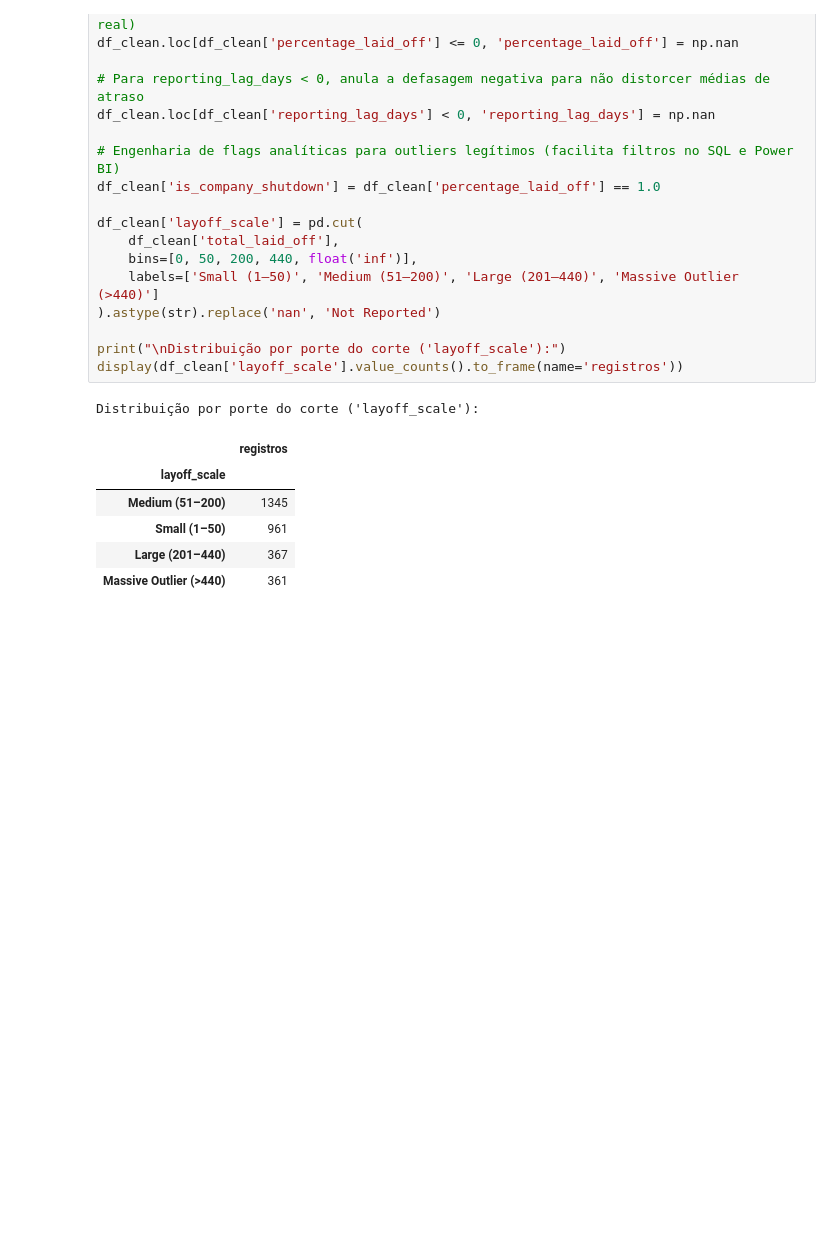
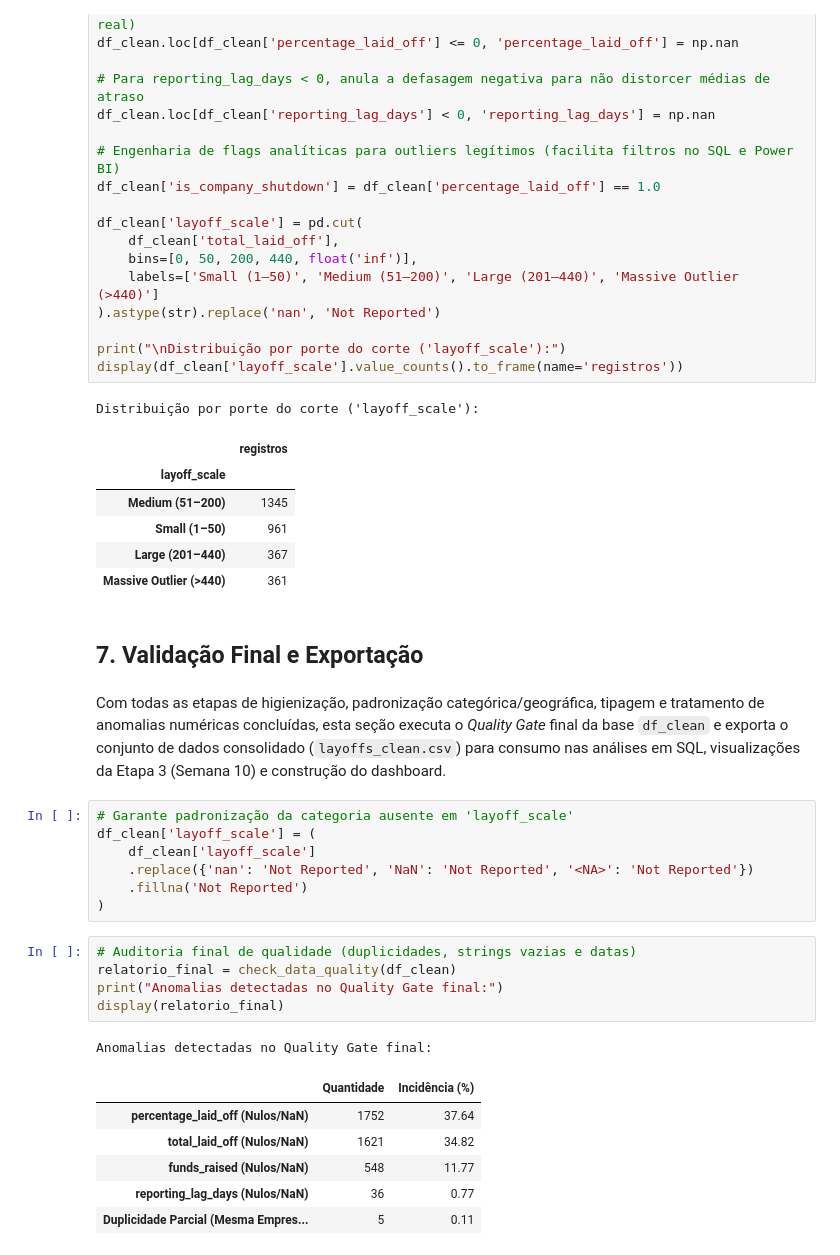
Before and after one commit to AleCecilio/digital_entertainment_layoffs, a Jupyter notebook: notebooks/01_data_cleaning.ipynb, the cells around one changed output. Drawn from its saved outputs; the diff is of its cells as text; blank space fills up the shorter version.

```diff
--- a/notebooks/01_data_cleaning.ipynb
+++ b/notebooks/01_data_cleaning.ipynb
@@ -1609,3 +1610,27 @@ Distribuição por porte do corte ('layoff_scale'):
 | Small (1–50) | 961 |
 | Large (201–440) | 367 |
 | Massive Outlier (>440) | 361 |
+# %% [markdown]
+## 7. Validação Final e Exportação
+# %% [markdown]
+Com todas as etapas de higienização, padronização categórica/geográfica, tipagem e tratamento de anomalias numéricas concluídas, esta seção executa o *Quality Gate* final da base `df_clean` e exporta o conjunto de dados consolidado (`layoffs_clean.csv`) para consumo nas análises em SQL, visualizações da Etapa 3 (Semana 10) e construção do dashboard.
+# %%
+# Garante padronização da categoria ausente em 'layoff_scale'
+df_clean['layoff_scale'] = (
+    df_clean['layoff_scale']
+    .replace({'nan': 'Not Reported', 'NaN': 'Not Reported', '<NA>': 'Not Reported'})
+    .fillna('Not Reported')
+)
+# %%
+# Auditoria final de qualidade (duplicidades, strings vazias e datas)
+relatorio_final = check_data_quality(df_clean)
+print("Anomalias detectadas no Quality Gate final:")
+display(relatorio_final)
+# %% [output]
+Anomalias detectadas no Quality Gate final:
+|  | Quantidade | Incidência (%) |
+| percentage_laid_off (Nulos/NaN) | 1752 | 37.64 |
+| total_laid_off (Nulos/NaN) | 1621 | 34.82 |
+| funds_raised (Nulos/NaN) | 548 | 11.77 |
+| reporting_lag_days (Nulos/NaN) | 36 | 0.77 |
+| Duplicidade Parcial (Mesma Empres... | 5 | 0.11 |
```
Also changed, not shown: parts of 4 cells of this notebook, 2 other files.
